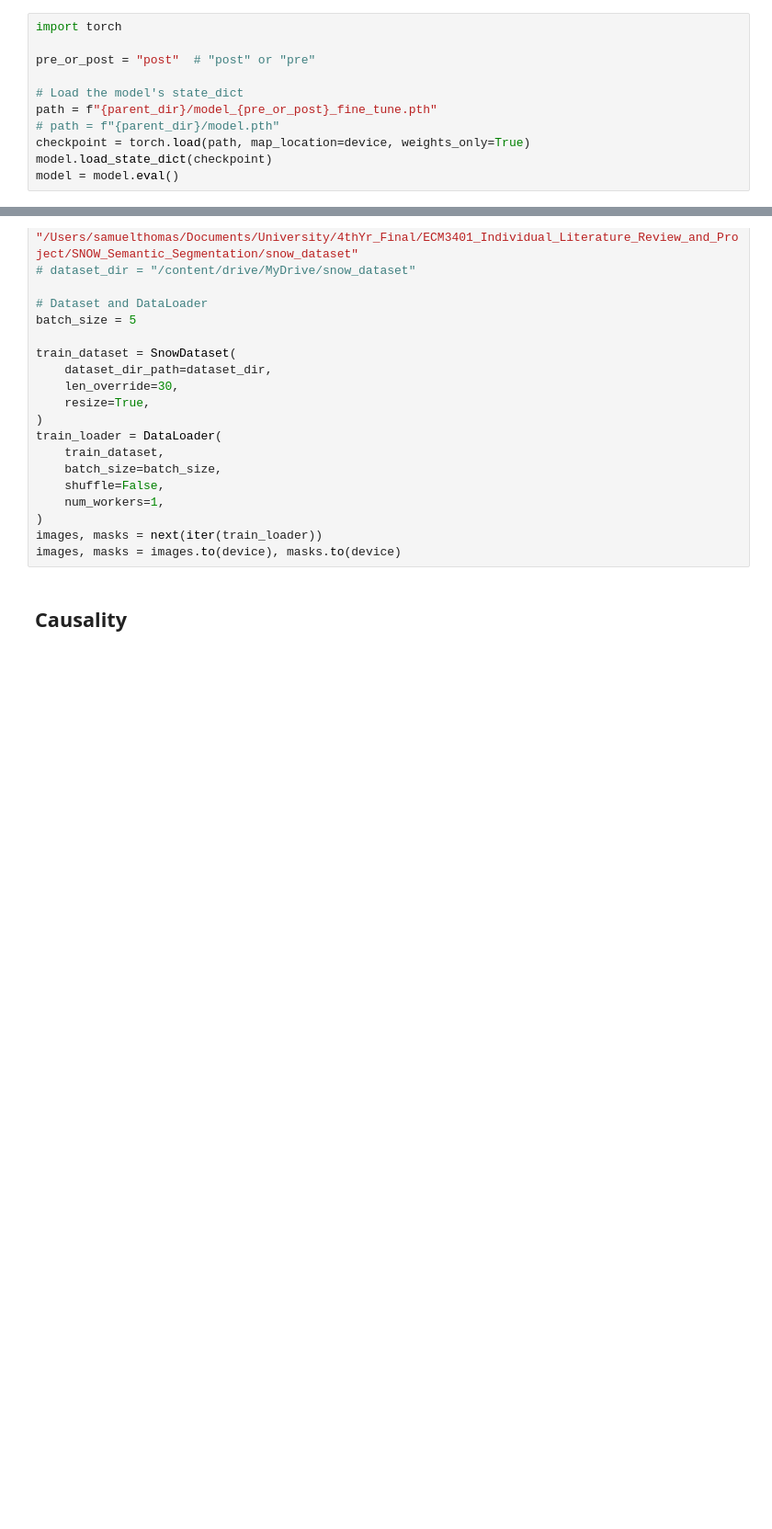
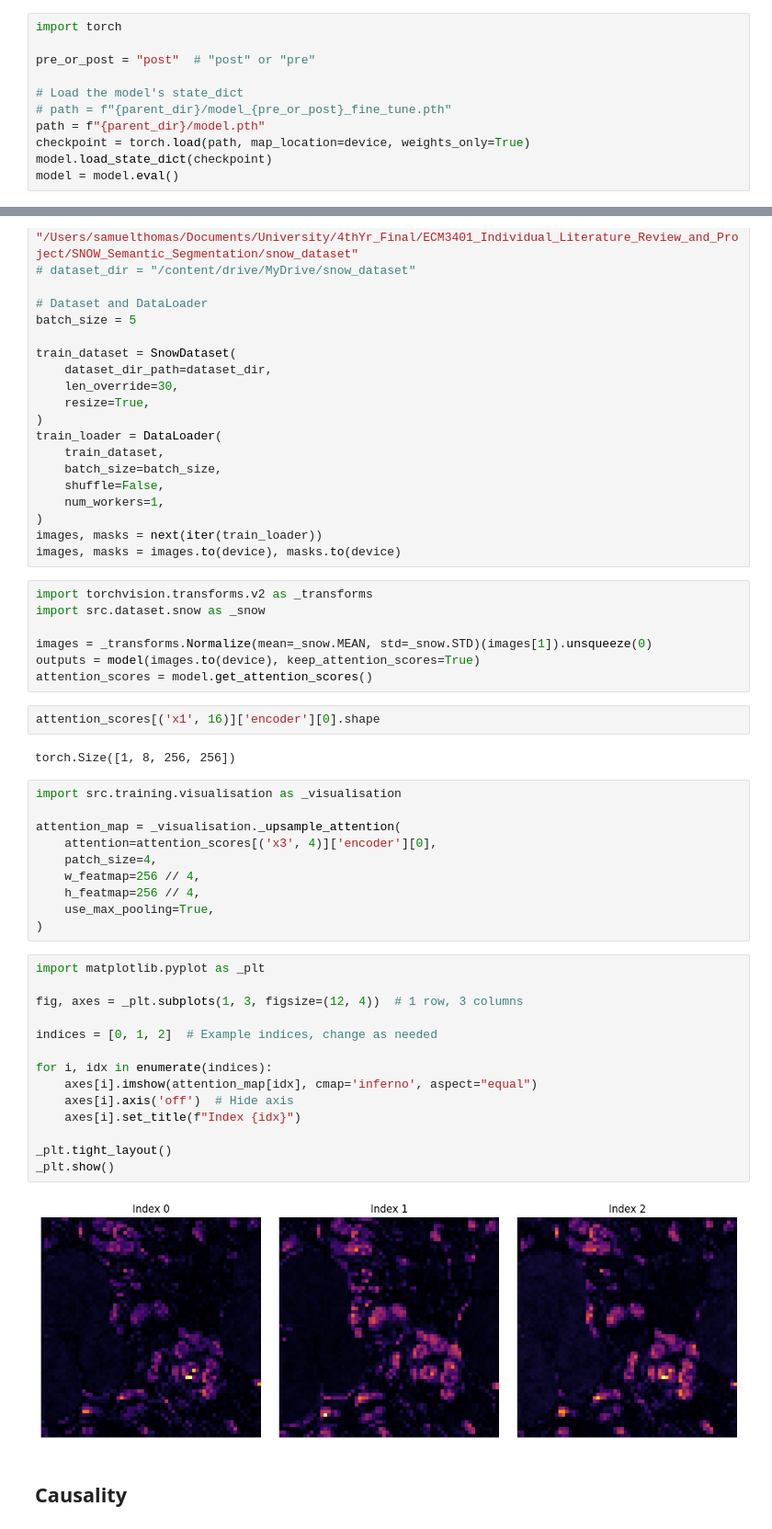
Before and after one commit to sccthomas/ECM3401_Individual_Project, a Jupyter notebook: GPU_ViT_Train.ipynb, the cells around one changed output, grey strips where cells are left out. Shown at 92% size. Drawn from its saved outputs; the diff is of its cells as text; blank space fills up the shorter version.

```diff
--- a/GPU_ViT_Train.ipynb
+++ b/GPU_ViT_Train.ipynb
@@ -171,8 +172,8 @@ import torch
 pre_or_post = "post"  # "post" or "pre"
 
 # Load the model's state_dict
-path = f"{parent_dir}/model_{pre_or_post}_fine_tune.pth"
-# path = f"{parent_dir}/model.pth"
+# path = f"{parent_dir}/model_{pre_or_post}_fine_tune.pth"
+path = f"{parent_dir}/model.pth"
 checkpoint = torch.load(path, map_location=device, weights_only=True)
 model.load_state_dict(checkpoint)
 model = model.eval()
@@ -199,6 +200,43 @@ train_loader = DataLoader(
 )
 images, masks = next(iter(train_loader))
 images, masks = images.to(device), masks.to(device)
+# %%
+import torchvision.transforms.v2 as _transforms
+import src.dataset.snow as _snow
+
+images = _transforms.Normalize(mean=_snow.MEAN, std=_snow.STD)(images[1]).unsqueeze(0)
+outputs = model(images.to(device), keep_attention_scores=True)
+attention_scores = model.get_attention_scores()
+# %%
+attention_scores[('x1', 16)]['encoder'][0].shape
+# %% [output]
+torch.Size([1, 8, 256, 256])
+# %%
+import src.training.visualisation as _visualisation
+
+attention_map = _visualisation._upsample_attention(
+    attention=attention_scores[('x3', 4)]['encoder'][0],
+    patch_size=4,
+    w_featmap=256 // 4,
+    h_featmap=256 // 4,
+    use_max_pooling=True,
+)
+# %%
+import matplotlib.pyplot as _plt
+
+fig, axes = _plt.subplots(1, 3, figsize=(12, 4))  # 1 row, 3 columns
+
+indices = [0, 1, 2]  # Example indices, change as needed
+
+for i, idx in enumerate(indices):
+    axes[i].imshow(attention_map[idx], cmap='inferno', aspect="equal")
+    axes[i].axis('off')  # Hide axis
+    axes[i].set_title(f"Index {idx}")
+
+_plt.tight_layout()
+_plt.show()
+# %% [output]
+[figure, added]
 # %% [markdown]
 ## **Causality**
 # %%
```
Also changed, not shown: parts of 2 cells of this notebook, 2 other files.
